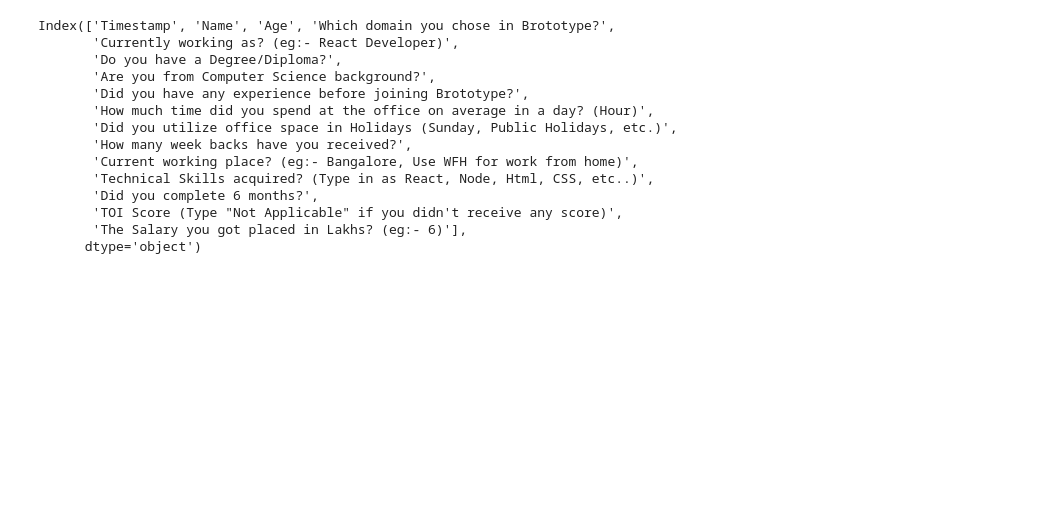
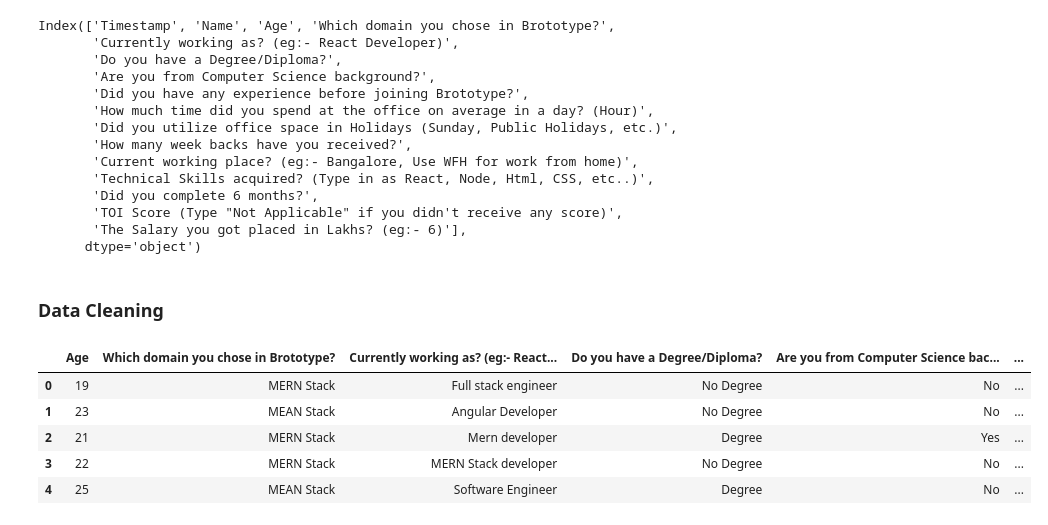
Before and after one commit to mubarakmayyeri/worth-machine-learning, a Jupyter notebook: data_collection/data_collection.ipynb, the cells around one changed output. Cells and saved outputs as stored; diff of their text form; code cells hidden in the pictures; blank space fills up the shorter version.

```diff
--- a/data_collection/data_collection.ipynb
+++ b/data_collection/data_collection.ipynb
@@ -32,3 +36,16 @@ Index(['Timestamp', 'Name', 'Age', 'Which domain you chose in Brototype?',
        'TOI Score (Type "Not Applicable" if you didn't receive any score)',
        'The Salary you got placed in Lakhs? (eg:- 6)'],
       dtype='object')
+# %% [markdown]
+### Data Cleaning
+# %%
+# Removing unnecessry columns
+data = gform.iloc[:, 2:]
+data.head()
+# %% [output]
+|  | Age | Which domain you chose in Brototype? | Currently working as? (eg:- React... | Do you have a Degree/Diploma? | Are you from Computer Science bac... | ... |
+| 0 | 19 | MERN Stack | Full stack engineer | No Degree | No | ... |
+| 1 | 23 | MEAN Stack | Angular Developer | No Degree | No | ... |
+| 2 | 21 | MERN Stack | Mern developer | Degree | Yes | ... |
+| 3 | 22 | MERN Stack | MERN Stack developer | No Degree | No | ... |
+| 4 | 25 | MEAN Stack | Software Engineer | Degree | No | ... |
```
Also changed, not shown: parts of 15 cells of this notebook.
